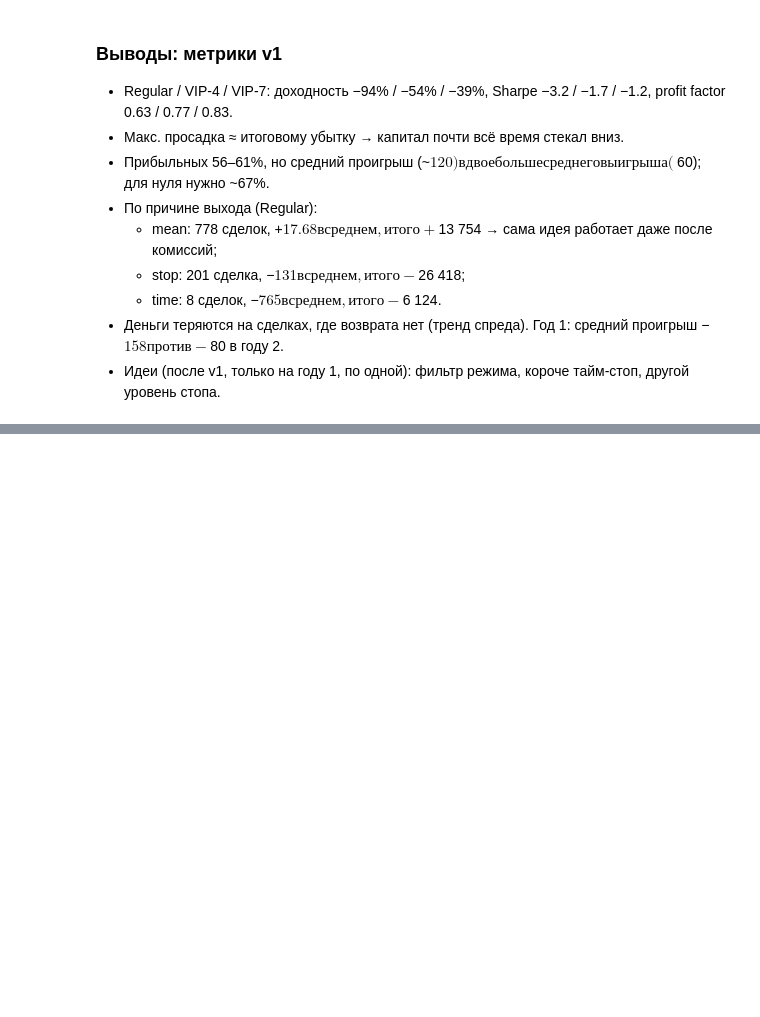
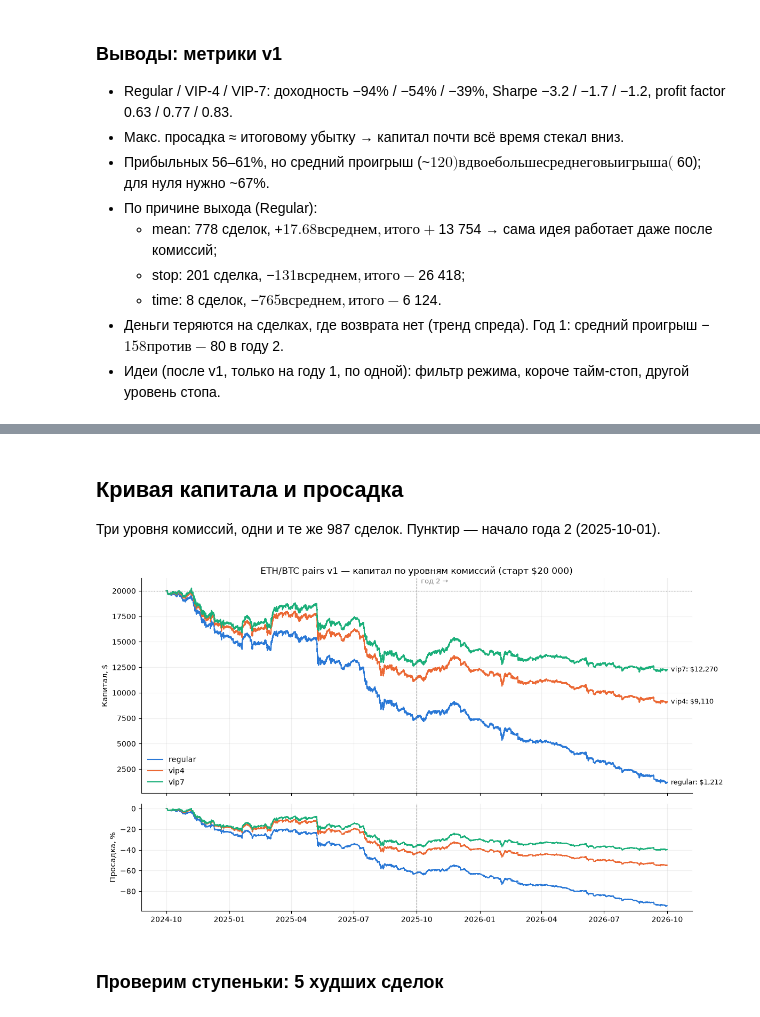
Before and after one commit to Adam-Moshkhoev/pairs-backtest, a Jupyter notebook: notebooks/02_first_backtest.ipynb, the cells around one changed output, grey strips where cells are left out. Saved outputs shown, nothing was run; the diff lists cells and outputs as text; code cells hidden in the pictures; blank space fills up the shorter version.

```diff
--- a/notebooks/02_first_backtest.ipynb
+++ b/notebooks/02_first_backtest.ipynb
@@ -208,0 +239,48 @@ time  | сделок:    8 | средний PnL:  -765.45 | сумма:   -6123.
+# %% [markdown]
+## Кривая капитала и просадка
+
+Три уровня комиссий, одни и те же 987 сделок. Пунктир — начало года 2 (2025-10-01).
+# %%
+import matplotlib.pyplot as plt
+from src.metrics import max_drawdown
+
+time = pl.from_epoch(df["open_time"], time_unit="ms").to_numpy()
+oos_time = time[split]
+colors = {"regular": "#2a78d6", "vip4": "#eb6834", "vip7": "#1baf7a"}   # фиксированный порядок цветов
+
+curves = {}
+for tier in ("regular", "vip4", "vip7"):
+    r = run_backtest(df["open_a"].to_numpy(), df["open_b"].to_numpy(),
+                     df["close_a"].to_numpy(), df["close_b"].to_numpy(),
+                     tradable, z, tier)
+    curves[tier] = r["equity"]
+
+fig, (ax1, ax2) = plt.subplots(2, 1, figsize=(12, 7), sharex=True,
+                               gridspec_kw={"height_ratios": [2, 1]})
+
+for tier, eq in curves.items():
+    ax1.plot(time, eq, color=colors[tier], linewidth=1.5, label=tier)
+    ax1.annotate(f"{tier}: ${eq[-1]:,.0f}", xy=(time[-1], eq[-1]),        # подпись в конце линии
+                 xytext=(5, 0), textcoords="offset points", va="center", fontsize=9)
+    peak = np.maximum.accumulate(eq)
+    ax2.plot(time, (eq / peak - 1) * 100, color=colors[tier], linewidth=1.2)
+
+ax1.axhline(config.CAPITAL, color="grey", linewidth=0.8, linestyle=":")
+for ax in (ax1, ax2):
+    ax.axvline(oos_time, color="grey", linewidth=0.8, linestyle="--")
+    ax.grid(alpha=0.2)
+    ax.spines[["top", "right"]].set_visible(False)
+
+ax1.set_title("ETH/BTC pairs v1 — капитал по уровням комиссий (старт $20 000)")
+ax1.set_ylabel("Капитал, $")
+ax1.legend(loc="lower left", frameon=False)
+ax1.text(oos_time, ax1.get_ylim()[1], "  год 2 →", va="top", fontsize=9, color="grey")
+ax2.set_ylabel("Просадка, %")
+
+plt.tight_layout()
+plt.savefig(config.FIGURES_DIR / "02_equity_drawdown.png", dpi=150, bbox_inches="tight")
+plt.show()
+# %% [output]
+[figure, added]
+# %% [markdown]
+### Проверим ступеньки: 5 худших сделок
```
Also changed, not shown: parts of 3 cells of this notebook, 5 other files.
